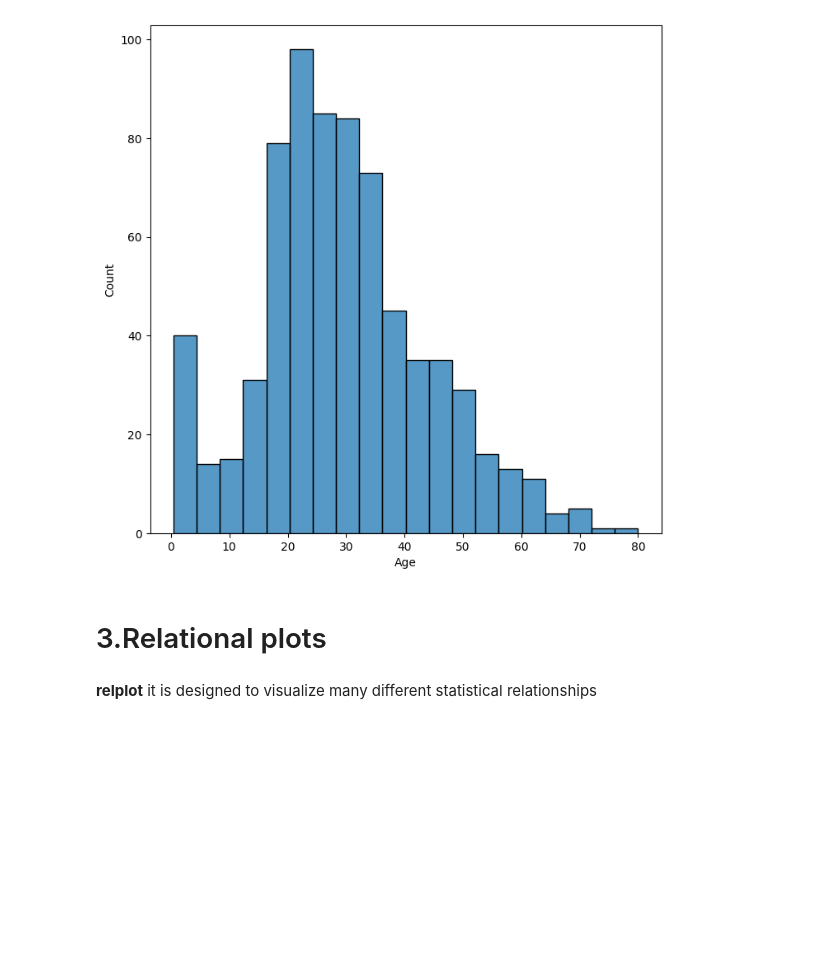
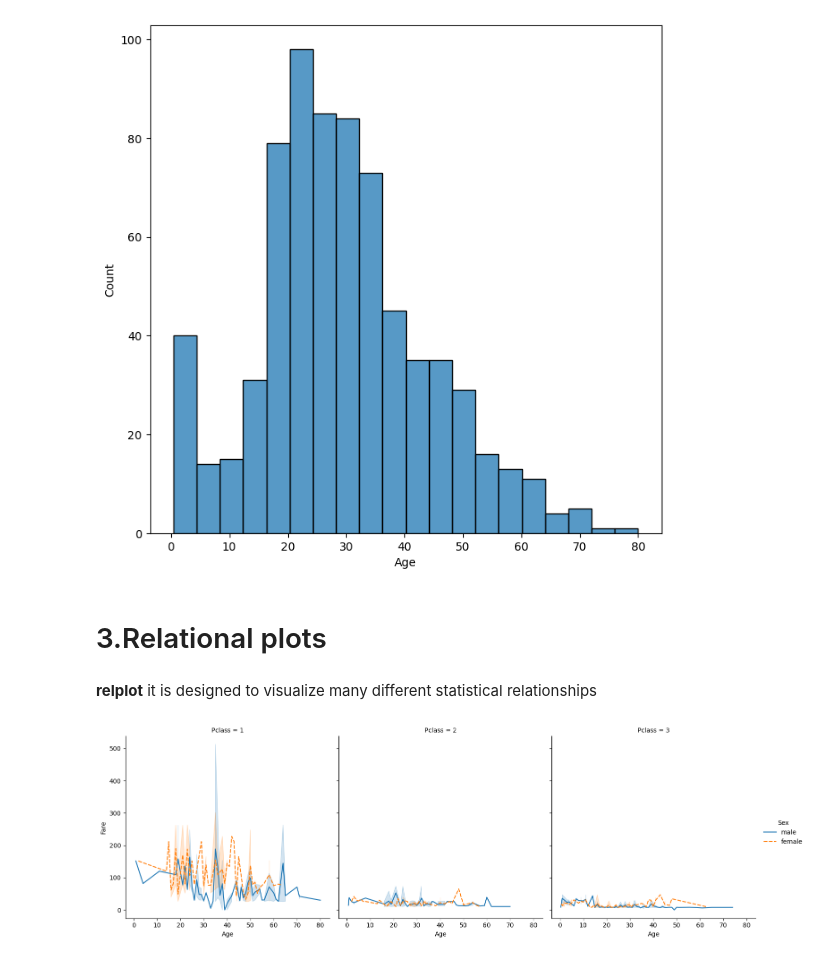
Before and after one commit to Zeeshier/Python_Programming, a Jupyter notebook: Seaborn & Matplotlib/Seaborn & Matplotlib.ipynb, the cells around one changed output. Saved outputs shown, nothing was run; the diff lists cells and outputs as text; code cells hidden in the pictures; blank space fills up the shorter version.

```diff
--- a/Seaborn & Matplotlib/Seaborn & Matplotlib.ipynb
+++ b/Seaborn & Matplotlib/Seaborn & Matplotlib.ipynb
@@ -101,3 +101,8 @@ plt.show()
 # %% [markdown]
 **relplot**
 it is designed to visualize many different statistical relationships
+# %%
+sns.relplot(x='Age', y='Fare', col='Pclass', hue='Sex', style='Sex', kind='line', data=data)
+plt.show()
+# %% [output]
+[figure, added]
```
Also changed, not shown: parts of 4 cells of this notebook.
